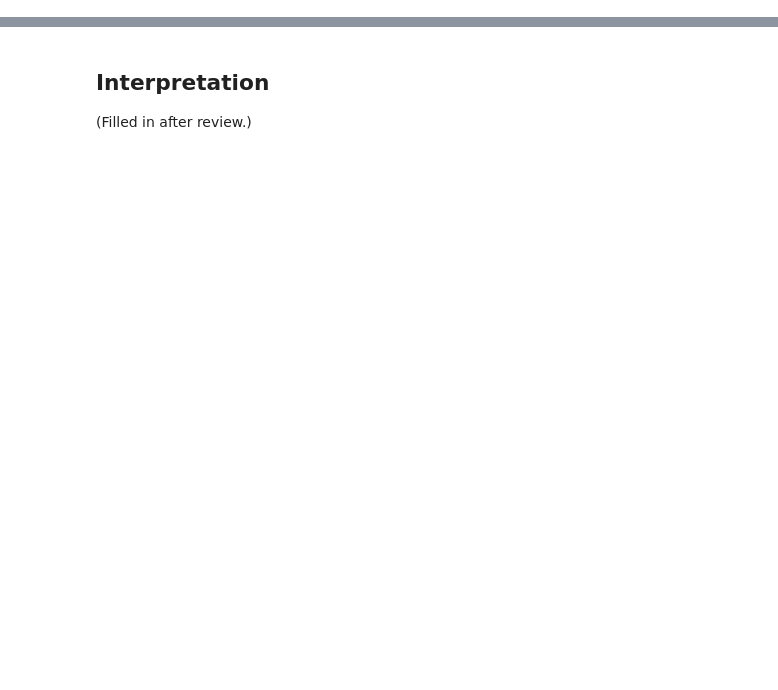
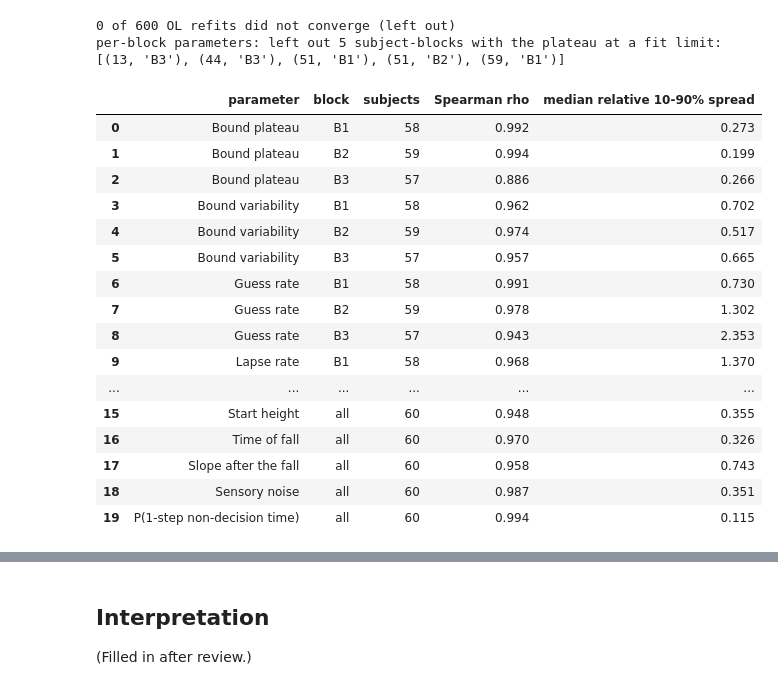
Before and after one commit to TheGoldLab/ms_2026_kalburge_etal_elife, a Jupyter notebook: notebooks/Figure03S01_modelComparison.ipynb, the cells around one changed output, grey strips where cells are left out. Saved outputs shown, nothing was run; the diff lists cells and outputs as text; code cells hidden in the pictures; blank space fills up the shorter version.

```diff
--- a/notebooks/Figure03S01_modelComparison.ipynb
+++ b/notebooks/Figure03S01_modelComparison.ipynb
@@ -97,6 +115,74 @@ display(comp.round(3))
 | no_noise | No sensory noise | 60 | 1345.207 | 13.571 | -1 | 0.800 | 0.100 | ... |
 | ndt123 | Non-decision time up to 3 steps | 60 | 316.648 | 6.455 | 1 | 0.600 | 0.217 | ... |
 | shared_rates | Same guess and lapse rates in all... | 60 | 13613.037 | 68.322 | -15 | 0.733 | 0.050 | ... |
+# %%
+BLOCKS = ['B1', 'B2', 'B3']
+BLOCK_TITLES = {'B1': 'No penalty', 'B2': 'Coin penalty', 'B3': 'Step penalty'}
+PER_BLOCK = {'bound_scale': 'Bound plateau', 'bound_cv': 'Bound variability', 'guess_rate': 'Guess rate',
+             'lapse_rate': 'Lapse rate', 'anticipation_rate': 'Anticipation rate'}
+SHARED = {'log_h_start': 'Start height', 'knee': 'Time of fall', 'late_slope': 'Slope after the fall',
+          'sensory_std': 'Sensory noise', 'ndt_p1': 'P(1-step non-decision time)'}
+
+boot = pd.read_pickle(PROCESSED / 'stopping_bootstrap.pkl')
+boot = boot[boot.task == 'OL']
+n_fail = boot[~boot.success].groupby(['subject_index', 'rep']).ngroups
+print(f'{n_fail} of {boot.groupby(["subject_index", "rep"]).ngroups} OL refits did not converge (left out)')
+boot = boot[boot.success]
+true = boot.groupby(['subject_index', 'group']).first()[[f'{p}_true' for p in {**PER_BLOCK, **SHARED}]]
+fit = boot.groupby(['subject_index', 'group'])[[f'{p}_fit' for p in {**PER_BLOCK, **SHARED}]]
+med, q10, q90 = fit.median(), fit.quantile(0.1), fit.quantile(0.9)
+
+lim = pd.DataFrame({'bound_scale': true.bound_scale_true, 'group': true.index.get_level_values('group'),
+                    'subject_index': true.index.get_level_values('subject_index')})
+l_lim = get_plateau_at_limit(lim).to_numpy() & true.index.get_level_values('group').isin(BLOCKS)
+print(f'per-block parameters: left out {int(l_lim.sum())} subject-blocks with the plateau at a fit limit: '
+      f'{list(true.index[l_lim])}')
+
+def _rho(t, m):
+    ok = np.isfinite(t) & np.isfinite(m)
+    return scipy.stats.spearmanr(t[ok], m[ok]).statistic, int(ok.sum())
+
+def _spread(t, lo, hi):
+    return np.median((hi - lo) / np.abs(t))
+
+rows, rho_block = [], pd.DataFrame(index=list(PER_BLOCK), columns=BLOCKS, dtype=float)
+for p, label in PER_BLOCK.items():
+    for b in BLOCKS:
+        l = (true.index.get_level_values('group') == b) & ~l_lim
+        r, n = _rho(true.loc[l, f'{p}_true'], med.loc[l, f'{p}_fit'])
+        rho_block.loc[p, b] = r
+        rows.append({'parameter': label, 'block': b, 'subjects': n, 'Spearman rho': r,
+                     'median relative 10-90% spread': _spread(true.loc[l, f'{p}_true'], q10.loc[l, f'{p}_fit'],
+                                                              q90.loc[l, f'{p}_fit'])})
+first = true.groupby(level='subject_index').head(1).index    # shared parameters: one row per subject
+rho_shared = pd.Series(index=list(SHARED), dtype=float)
+for p, label in SHARED.items():
+    r, n = _rho(true.loc[first, f'{p}_true'], med.loc[first, f'{p}_fit'])
+    rho_shared[p] = r
+    rows.append({'parameter': label, 'block': 'all', 'subjects': n, 'Spearman rho': r,
+                 'median relative 10-90% spread': _spread(true.loc[first, f'{p}_true'], q10.loc[first, f'{p}_fit'],
+                                                          q90.loc[first, f'{p}_fit'])})
+display(pd.DataFrame(rows).round(3))
+# %% [output]
+0 of 600 OL refits did not converge (left out)
+per-block parameters: left out 5 subject-blocks with the plateau at a fit limit: [(13, 'B3'), (44, 'B3'), (51, 'B1'), (51, 'B2'), (59, 'B1')]
+|  | parameter | block | subjects | Spearman rho | median relative 10-90% spread |
+| 0 | Bound plateau | B1 | 58 | 0.992 | 0.273 |
+| 1 | Bound plateau | B2 | 59 | 0.994 | 0.199 |
+| 2 | Bound plateau | B3 | 57 | 0.886 | 0.266 |
+| 3 | Bound variability | B1 | 58 | 0.962 | 0.702 |
+| 4 | Bound variability | B2 | 59 | 0.974 | 0.517 |
+| 5 | Bound variability | B3 | 57 | 0.957 | 0.665 |
+| 6 | Guess rate | B1 | 58 | 0.991 | 0.730 |
+| 7 | Guess rate | B2 | 59 | 0.978 | 1.302 |
+| 8 | Guess rate | B3 | 57 | 0.943 | 2.353 |
+| 9 | Lapse rate | B1 | 58 | 0.968 | 1.370 |
+| ... | ... | ... | ... | ... | ... |
+| 15 | Start height | all | 60 | 0.948 | 0.355 |
+| 16 | Time of fall | all | 60 | 0.970 | 0.326 |
+| 17 | Slope after the fall | all | 60 | 0.958 | 0.743 |
+| 18 | Sensory noise | all | 60 | 0.987 | 0.351 |
+| 19 | P(1-step non-decision time) | all | 60 | 0.994 | 0.115 |
 # %%
 CM = 1 / 2.54
 FS = 7
```
Also changed, not shown: parts of 3 cells of this notebook, 4 other files.
